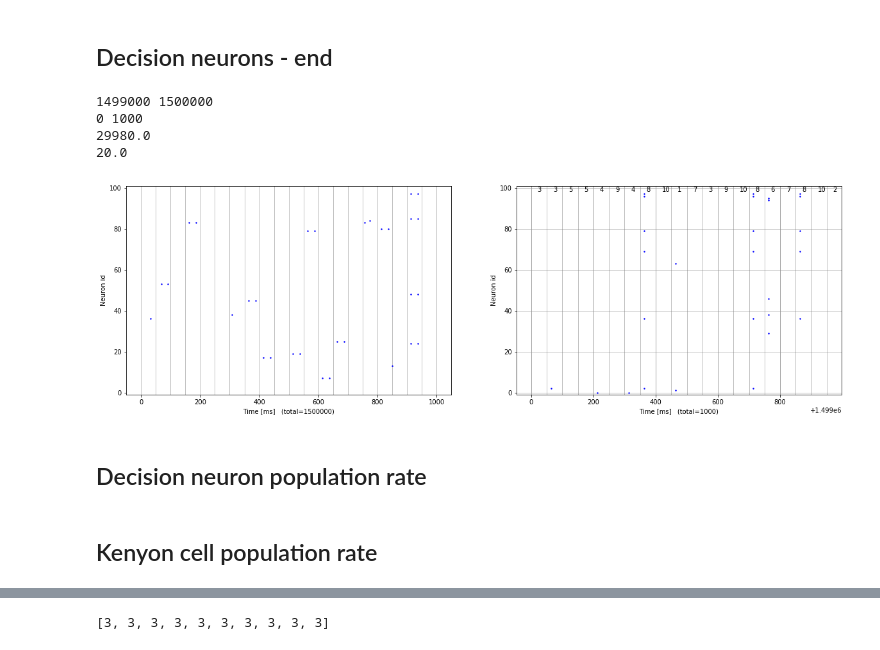
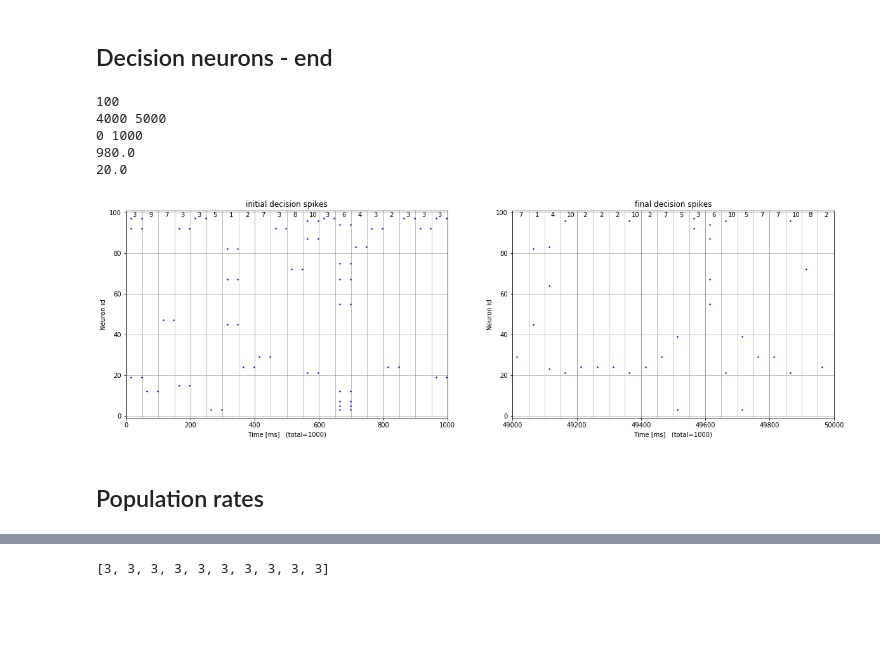
Before and after one commit to chanokin/brainscales-recognition, a Jupyter notebook: codebase/mushroom_body/analyze_mbody_results.ipynb, the cells around one changed output, grey strips where cells are left out. Drawn from its saved outputs; the diff is of its cells as text; code cells hidden in the pictures; blank space fills up the shorter version.

```diff
--- a/codebase/mushroom_body/analyze_mbody_results.ipynb
+++ b/codebase/mushroom_body/analyze_mbody_results.ipynb
@@ -1153,26 +1314,0 @@ plt.show()
-# %%
-data = np.load(fname)
-out_spikes = data['decision_spikes']
-k_spikes = data['kenyon_spikes']
-h_spikes = data['horn_spikes']
-in_spikes = data['input_spikes']
-total_t = int(data['sim_time'])
-
-# start_t = int(total_t*0.999)
-start_t = 0#970
-end_t = 1000
-print(start_t, end_t)
-fig = plt.figure(figsize=(15, 10))
-ax = plt.subplot(1, 1, 1)
-for dt in range(0, end_t+1, data['sample_dt']):
-    plt.axvline(dt, color='gray', linewidth=0.5)
-
-# plot_in_range(fig, ax, in_spikes,  start_t=start_t, end_t=end_t, markersize=5, marker='.', markeredgewidth=0, color='green')
-plot_in_range(fig, ax, out_spikes, start_t=start_t, end_t=end_t, markersize=5, marker='.', markeredgewidth=0)
-
-
-ax.set_ylabel('Neuron id')
-ax.set_xlabel('Time [ms]   (total={})'.format(total_t - start_t))
-ax.set_ylim(-1, args.nDN + 1)
-
-plt.show()
@@ -1190,64 +1323,72 @@ out_spikes = data['decision_spikes']
 k_spikes = data['kenyon_spikes']
 sample_indices = data['sample_indices']
 args = data['args'].item()
-args.nSamplesAL
+print(args.nSamplesAL)
 total_t = int(data['sim_time'])
 
 print(start_t, end_t)
 fig = plt.figure(figsize=(20, 6))
 ax = plt.subplot(1, 2, 1)
+ax.set_title('initial decision spikes')
 
 start_t = 0#970
 end_t = 1000
 print(start_t, end_t)
 
 
-for dt in range(0, end_t+1, data['sample_dt']):
+for i, dt in enumerate(range(0, end_t, data['sample_dt'])):
     plt.axvline(dt, color='gray', linewidth=0.5)
+    vec = sample_indices[i]//args.nSamplesAL
+#     print(vec)
+    plt.text(dt+20, 98, '%d'%(vec + 1))
 
 # plot_in_range(fig, ax, in_spikes,  start_t=start_t, end_t=end_t, markersize=5, marker='.', markeredgewidth=0, color='green')
 plot_in_range(fig, ax, out_spikes, start_t=start_t, end_t=end_t, markersize=5, marker='.', markeredgewidth=0)
 
 
 ax.set_ylabel('Neuron id')
-ax.set_xlabel('Time [ms]   (total={})'.format(total_t - start_t))
+ax.set_xlabel('Time [ms]   (total={})'.format(end_t - start_t))
 ax.set_ylim(-1, args.nDN + 1)
+ax.set_xlim(start_t - 1, end_t + 1)
+ax.grid()
 
 ax = plt.subplot(1, 2, 2)
-
+ax.set_title('final decision spikes')
 end_dt = 1000
 start_idx = args.nSamplesAL*args.nPatternsAL - (end_dt/data['sample_dt'])
 print(start_idx)
 print(end_dt/data['sample_dt'])
 # for i in sample_indices[start_idx:]:
 #     print(i//args.nSamplesAL)
 
 start_t = total_t - end_dt
 end_t = total_t
 
 
 for i, dt in enumerate(range(start_t, end_t, data['sample_dt'])):
     plt.axvline(dt, color='gray', linewidth=0.5)
     plt.text(dt+20, 98, '%d'%(sample_indices[start_idx + i]//args.nSamplesAL + 1))
 
 
 # plot_in_range(fig, ax, in_spikes,  start_t=start_t, end_t=end_t, markersize=5, color='green')
 plot_in_range(fig, ax, out_spikes, start_t=start_t, end_t=end_t, markersize=5)
 
 
 ax.set_ylabel('Neuron id')
-ax.set_xlabel('Time [ms]   (total={})'.format(total_t - start_t))
-ax.set_ylim(-1, 101)
+ax.set_xlabel('Time [ms]   (total={})'.format(end_t - start_t))
+ax.set_ylim(-1, args.nDN + 1)
+ax.set_xlim(start_t - 1, end_t + 1)
 
 plt.grid()
 
 plt.show()
 # %% [output]
-1499000 1500000
+100
+4000 5000
 0 1000
-29980.0
+980.0
 20.0
-[figure, old version]
+[figure, new version]
 # %%
 # start_t = int(total_t*0.999)
 if bool(0):
@@ -1266,12 +1407,9 @@ if bool(0):
     ax.set_ylim(-1, 101)
 
     plt.show()
-# %% [markdown]
-Decision neuron population rate
----
-# %% [markdown]
-Kenyon cell population rate
----
+# %% [markdown]
+Population rates
+---
 # %%
 data = np.load(fname)
 out_spikes = data['decision_spikes']
```
Also changed, not shown: parts of 37 cells of this notebook, 27 other files.
